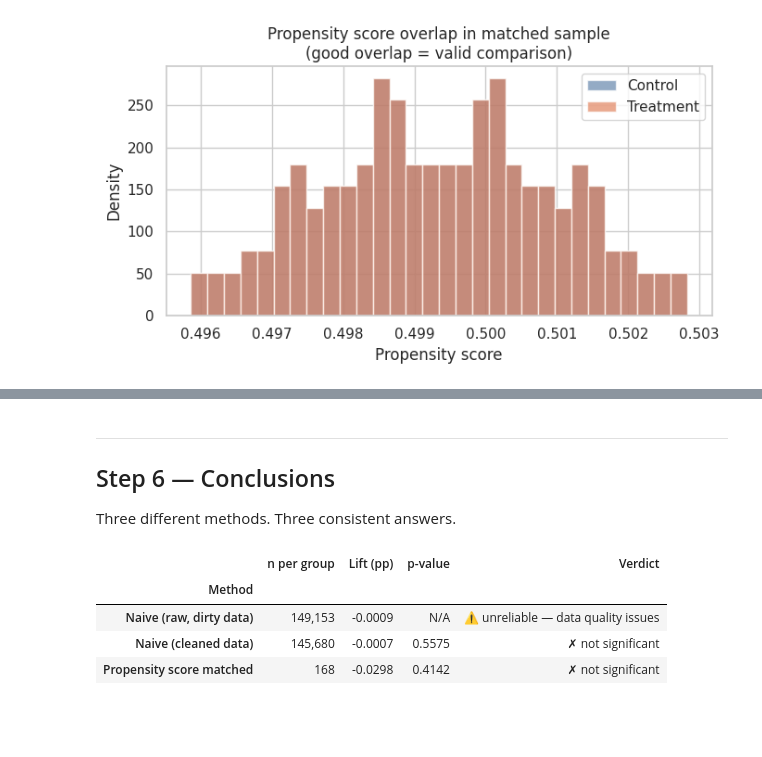
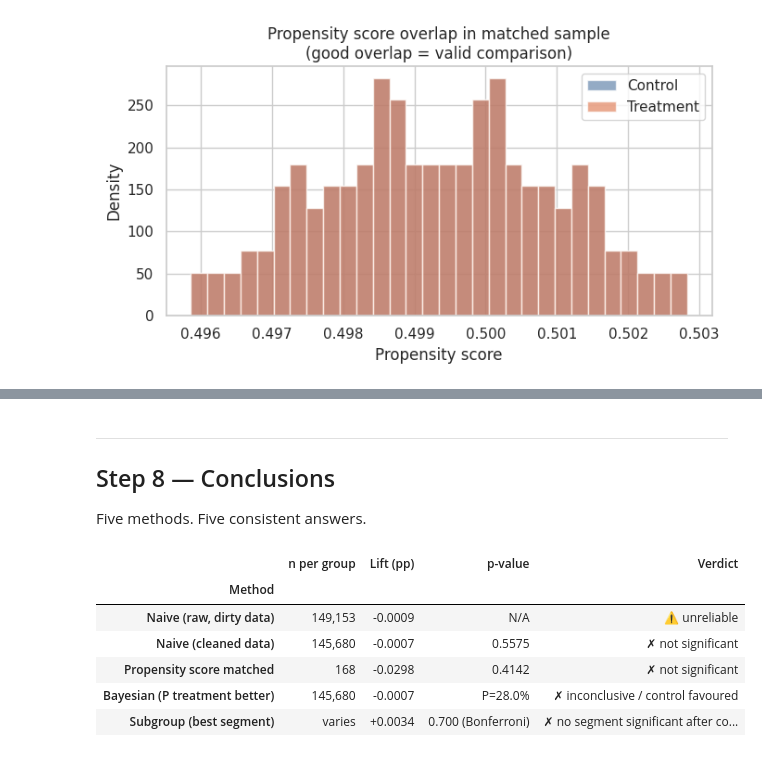
Before and after one commit to danielbandy1/causal-ab-test, a Jupyter notebook: notebooks/ab_analysis.ipynb, the cells around one changed output, grey strips where cells are left out. Saved outputs shown, nothing was run; the diff lists cells and outputs as text; code cells hidden in the pictures; blank space fills up the shorter version.

```diff
--- a/notebooks/ab_analysis.ipynb
+++ b/notebooks/ab_analysis.ipynb
@@ -341,43 +527,59 @@ plt.show()
 # %% [markdown]
 ---
-## Step 6 — Conclusions
+## Step 8 — Conclusions
 
-Three different methods. Three consistent answers.
+Five methods. Five consistent answers.
 # %%
 import warnings
 warnings.filterwarnings("ignore")
 
 summary = pd.DataFrame([
     {
         "Method":        "Naive (raw, dirty data)",
         "n per group":   f"{len(df_raw)//2:,}",
         "Lift (pp)":     f"{naive_comparison(df_raw)['absolute_lift']:+.4f}",
         "p-value":       "N/A",
-        "Verdict":       "⚠️  unreliable — data quality issues",
+        "Verdict":       "⚠️  unreliable",
     },
     {
         "Method":        "Naive (cleaned data)",
         "n per group":   f"{naive['n_control']:,}",
         "Lift (pp)":     f"{naive['absolute_lift']:+.4f}",
         "p-value":       f"{ztest['p_value']}",
         "Verdict":       "✗  not significant",
     },
     {
         "Method":        "Propensity score matched",
         "n per group":   f"{len(df_psm)//2:,}",
         "Lift (pp)":     f"{psm_naive['absolute_lift']:+.4f}",
         "p-value":       f"{psm_ztest['p_value']}",
         "Verdict":       "✗  not significant",
     },
+    {
+        "Method":        "Bayesian (P treatment better)",
+        "n per group":   f"{naive['n_control']:,}",
+        "Lift (pp)":     f"{bayes['mean_treatment'] - bayes['mean_control']:+.4f}",
+        "p-value":       f"P={bayes['prob_treatment_better']:.1%}",
+        "Verdict":       "✗  inconclusive / control favoured",
+    },
+    {
+        "Method":        "Subgroup (best segment)",
+        "n per group":   "varies",
+        "Lift (pp)":     f"{sg['lift'].max():+.4f}",
+        "p-value":       f"{sg['p_bonferroni'].min():.3f} (Bonferroni)",
+        "Verdict":       "✗  no segment significant after correction",
+    },
 ])
 
 display(summary.set_index("Method"))
 # %% [output]
 |  | n per group | Lift (pp) | p-value | Verdict |
 | Method |  |  |  |  |
-| Naive (raw, dirty data) | 149,153 | -0.0009 | N/A | ⚠️ unreliable — data quality issues |
+| Naive (raw, dirty data) | 149,153 | -0.0009 | N/A | ⚠️ unreliable |
 | Naive (cleaned data) | 145,680 | -0.0007 | 0.5575 | ✗ not significant |
 | Propensity score matched | 168 | -0.0298 | 0.4142 | ✗ not significant |
+| Bayesian (P treatment better) | 145,680 | -0.0007 | P=28.0% | ✗ inconclusive / control favoured |
+| Subgroup (best segment) | varies | +0.0034 | 0.700 (Bonferroni) | ✗ no segment significant after co... |
 # %% [markdown]
 ### Key takeaways
 
```
Also changed, not shown: parts of 10 cells of this notebook, 8 other files.
